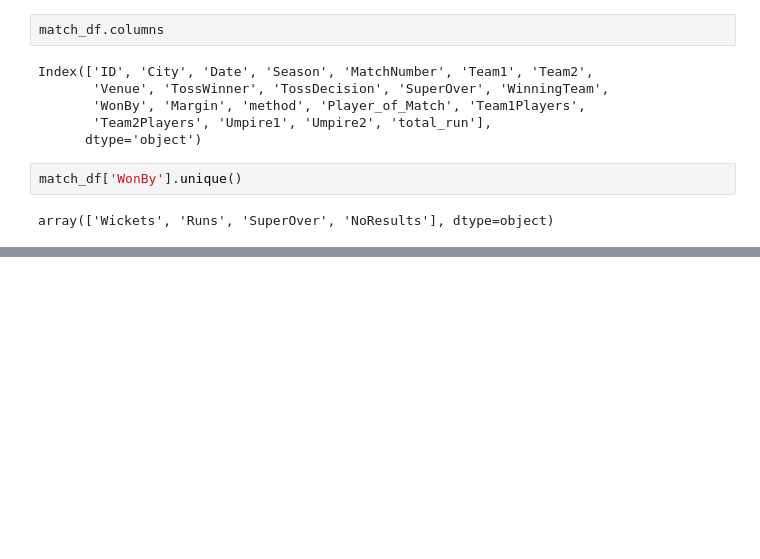
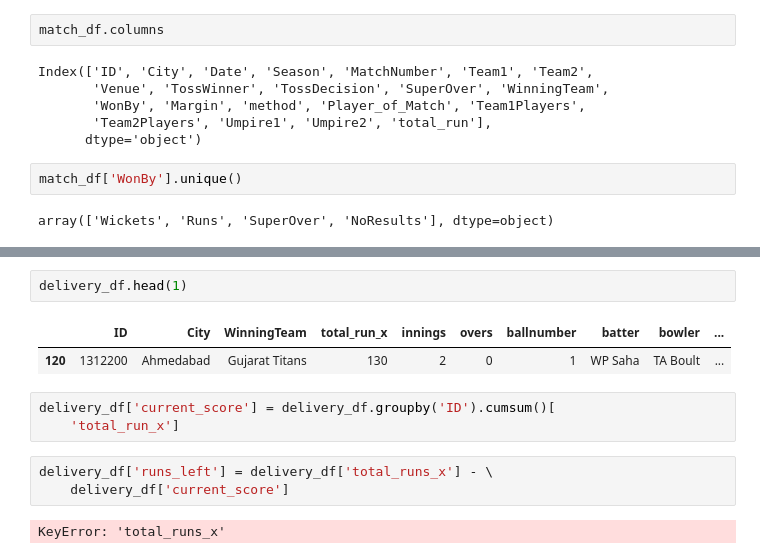
Before and after one commit to iamabhaytiwari343/IPL, a Jupyter notebook: model.ipynb, the cells around one changed output, grey strips where cells are left out. Cells and saved outputs as stored; diff of their text form; blank space fills up the shorter version.

```diff
--- a/model.ipynb
+++ b/model.ipynb
@@ -156,0 +142,13 @@ delivery_df
+# %%
+delivery_df.head(1)
+# %% [output]
+|  | ID | City | WinningTeam | total_run_x | innings | overs | ballnumber | batter | bowler | ... |
+| 120 | 1312200 | Ahmedabad | Gujarat Titans | 130 | 2 | 0 | 1 | WP Saha | TA Boult | ... |
+# %%
+delivery_df['current_score'] = delivery_df.groupby('ID').cumsum()[
+    'total_run_x']
+# %%
+delivery_df['runs_left'] = delivery_df['total_runs_x'] - \
+    delivery_df['current_score']
+# %% [output]
+KeyError: 'total_runs_x'
```
Also changed, not shown: parts of 1 cell of this notebook.
